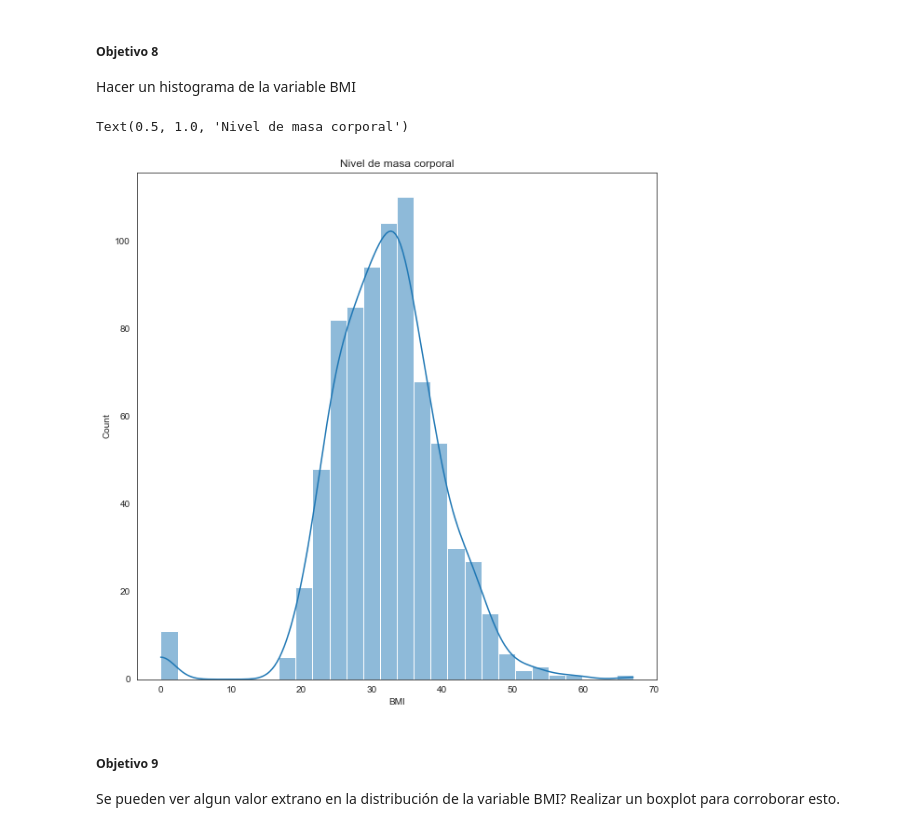
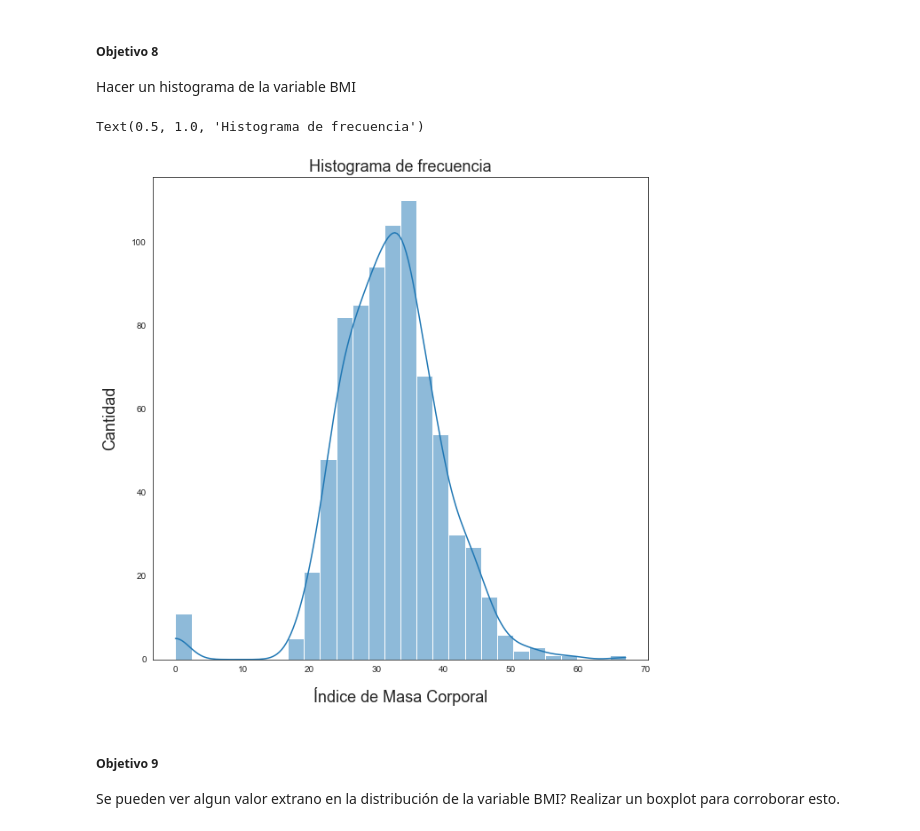
Before and after one commit to martinaiscar/data_science_utn_clusterai2022_middleprojects_aiscar, a Jupyter notebook: tp01/ClusterAI_TP1_EDA_martin_aiscar.ipynb, the cells around one changed output. Cells and saved outputs as stored; diff of their text form; code cells hidden in the pictures.

```diff
--- a/tp01/ClusterAI_TP1_EDA_martin_aiscar.ipynb
+++ b/tp01/ClusterAI_TP1_EDA_martin_aiscar.ipynb
@@ -168,10 +169,12 @@ Hacer un histograma de la variable BMI
 # %%
 fig, ax = plt.subplots(figsize=(10, 10))
 sns.histplot(data=diabetes, bins=28, x='BMI', stat='count', edgecolor=None, kde=True)
-ax.set_title('Nivel de masa corporal')
+plt.xlabel("Índice de Masa Corporal", size="18",labelpad=15)
+plt.ylabel("Cantidad", size=18,labelpad=15)
+ax.set_title('Histograma de frecuencia',size="18")
 # %% [output]
-Text(0.5, 1.0, 'Nivel de masa corporal')
+Text(0.5, 1.0, 'Histograma de frecuencia')
-[figure, old version]
+[figure, new version]
 # %% [markdown]
 ##### **Objetivo 9**
 Se pueden ver algun valor extrano en la distribución de la variable BMI?
```
Also changed, not shown: parts of 8 cells of this notebook.
